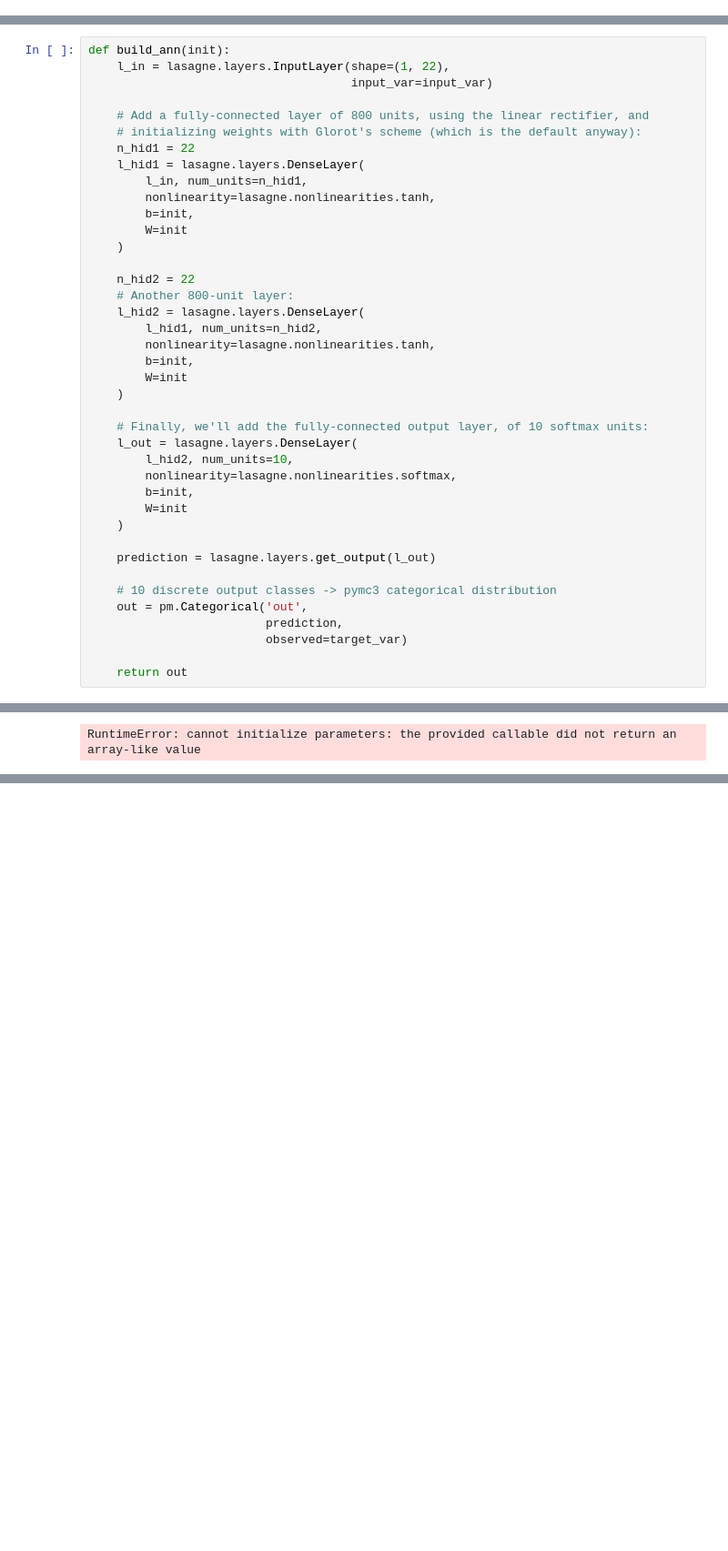
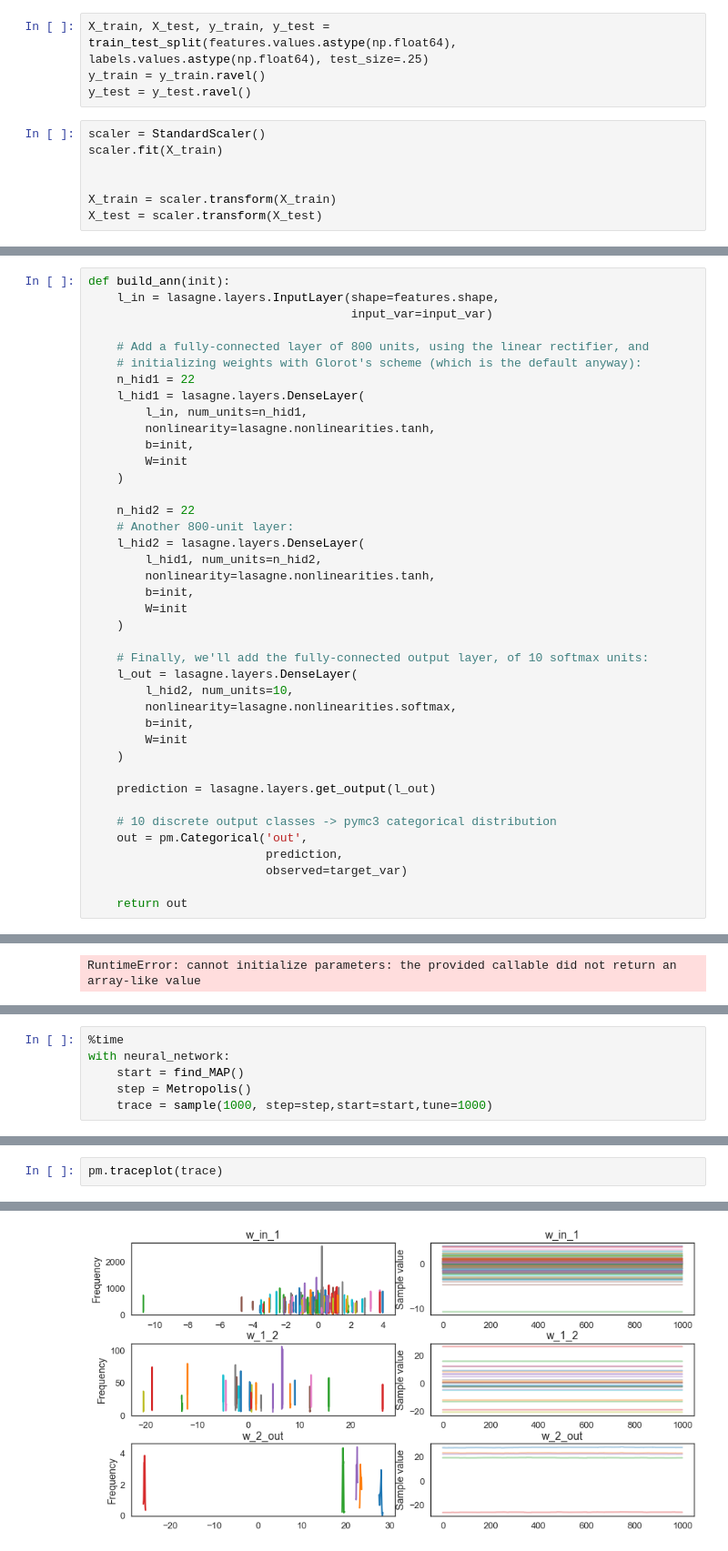
Before and after one commit to TSHTUM007/Masters_project, a Jupyter notebook: supernovae.ipynb, the cells around one changed output, grey strips where cells are left out. Shown at 91% size. Saved outputs shown, nothing was run; the diff lists cells and outputs as text; blank space fills up the shorter version.

```diff
--- a/supernovae.ipynb
+++ b/supernovae.ipynb
@@ -63,9 +67,20 @@ y_tset = features[~msk].values
+# %%
+X_train, X_test, y_train, y_test = train_test_split(features.values.astype(np.float64), labels.values.astype(np.float64), test_size=.25)
+y_train = y_train.ravel()
+y_test = y_test.ravel()
+# %%
+scaler = StandardScaler()
+scaler.fit(X_train)
+
+
+X_train = scaler.transform(X_train)
+X_test = scaler.transform(X_test)
 # %%
 input_var = theano.shared(X_train[:500,...].astype(np.float64))
 target_var = theano.shared(y_train[:500,...].astype(np.float64))
 # %%
 def build_ann(init):
-    l_in = lasagne.layers.InputLayer(shape=(1, 22),
+    l_in = lasagne.layers.InputLayer(shape=features.shape,
                                      input_var=input_var)
 
     # Add a fully-connected layer of 800 units, using the linear rectifier, and
@@ -167,0 +250,6 @@ print(pm.__version__)
+# %%
+%time
+with neural_network:
+    start = find_MAP()
+    step = Metropolis()
+    trace = sample(1000, step=step,start=start,tune=1000)
@@ -167,0 +293,3 @@ print(pm.__version__)
+# %%
+pm.traceplot(trace)
+# %% [output]
@@ -167,0 +305 @@ print(pm.__version__)
+[figure, added]
```
Also changed, not shown: parts of 18 cells of this notebook, 39 other files.
